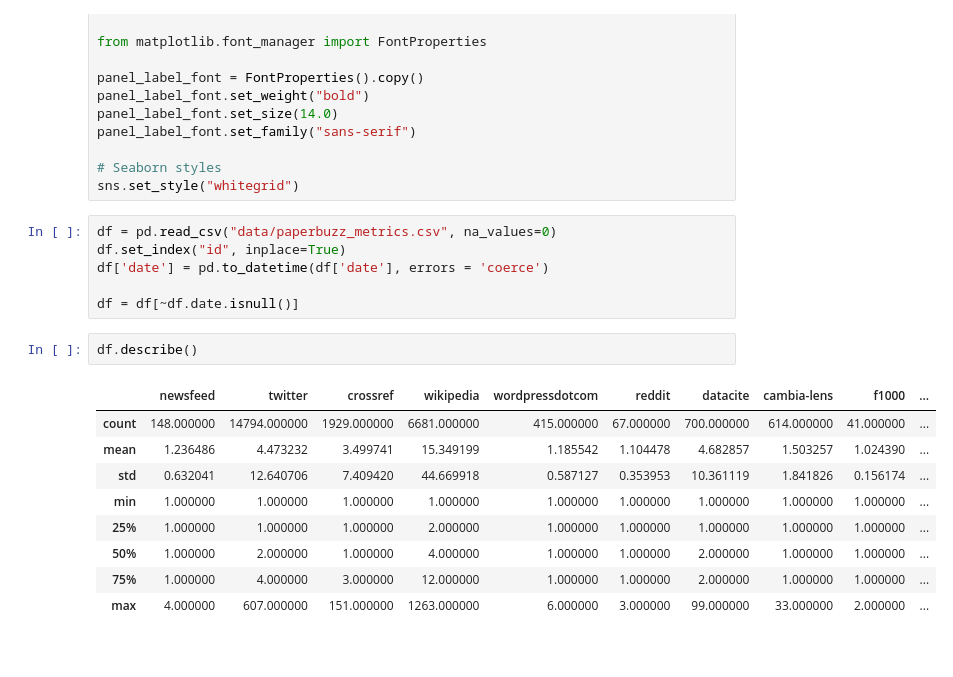
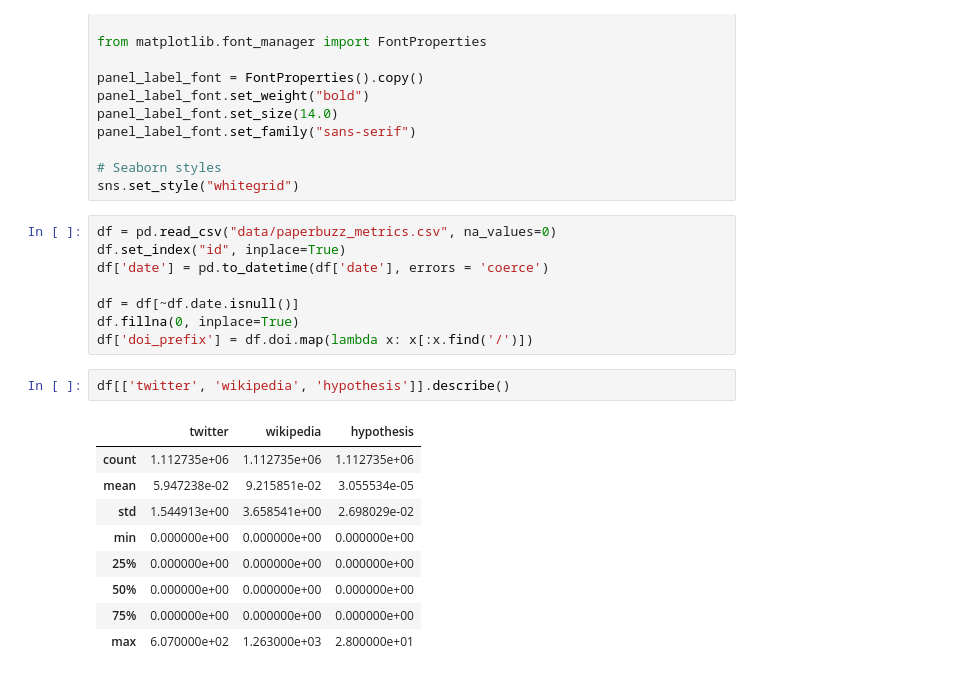
Before and after one commit to ScholCommLab/paperbuzz_analysis, a Jupyter notebook: analyse_paperbuzz.ipynb, the cells around one changed output. Drawn from its saved outputs; the diff is of its cells as text.

```diff
--- a/analyse_paperbuzz.ipynb
+++ b/analyse_paperbuzz.ipynb
@@ -27,15 +27,17 @@ df.set_index("id", inplace=True)
 df['date'] = pd.to_datetime(df['date'], errors = 'coerce')
 
 df = df[~df.date.isnull()]
+df.fillna(0, inplace=True)
+df['doi_prefix'] = df.doi.map(lambda x: x[:x.find('/')])
 # %%
-df.describe()
+df[['twitter', 'wikipedia', 'hypothesis']].describe()
 # %% [output]
-|  | newsfeed | twitter | crossref | wikipedia | wordpressdotcom | reddit | datacite | cambia-lens | f1000 | ... |
-| count | 148.000000 | 14794.000000 | 1929.000000 | 6681.000000 | 415.000000 | 67.000000 | 700.000000 | 614.000000 | 41.000000 | ... |
-| mean | 1.236486 | 4.473232 | 3.499741 | 15.349199 | 1.185542 | 1.104478 | 4.682857 | 1.503257 | 1.024390 | ... |
-| std | 0.632041 | 12.640706 | 7.409420 | 44.669918 | 0.587127 | 0.353953 | 10.361119 | 1.841826 | 0.156174 | ... |
-| min | 1.000000 | 1.000000 | 1.000000 | 1.000000 | 1.000000 | 1.000000 | 1.000000 | 1.000000 | 1.000000 | ... |
-| 25% | 1.000000 | 1.000000 | 1.000000 | 2.000000 | 1.000000 | 1.000000 | 1.000000 | 1.000000 | 1.000000 | ... |
-| 50% | 1.000000 | 2.000000 | 1.000000 | 4.000000 | 1.000000 | 1.000000 | 2.000000 | 1.000000 | 1.000000 | ... |
-| 75% | 1.000000 | 4.000000 | 3.000000 | 12.000000 | 1.000000 | 1.000000 | 2.000000 | 1.000000 | 1.000000 | ... |
-| max | 4.000000 | 607.000000 | 151.000000 | 1263.000000 | 6.000000 | 3.000000 | 99.000000 | 33.000000 | 2.000000 | ... |
+|  | twitter | wikipedia | hypothesis |
+| count | 1.112735e+06 | 1.112735e+06 | 1.112735e+06 |
+| mean | 5.947238e-02 | 9.215851e-02 | 3.055534e-05 |
+| std | 1.544913e+00 | 3.658541e+00 | 2.698029e-02 |
+| min | 0.000000e+00 | 0.000000e+00 | 0.000000e+00 |
+| 25% | 0.000000e+00 | 0.000000e+00 | 0.000000e+00 |
+| 50% | 0.000000e+00 | 0.000000e+00 | 0.000000e+00 |
+| 75% | 0.000000e+00 | 0.000000e+00 | 0.000000e+00 |
+| max | 6.070000e+02 | 1.263000e+03 | 2.800000e+01 |
```
Also changed, not shown: parts of 5 cells of this notebook, 1 other file.
